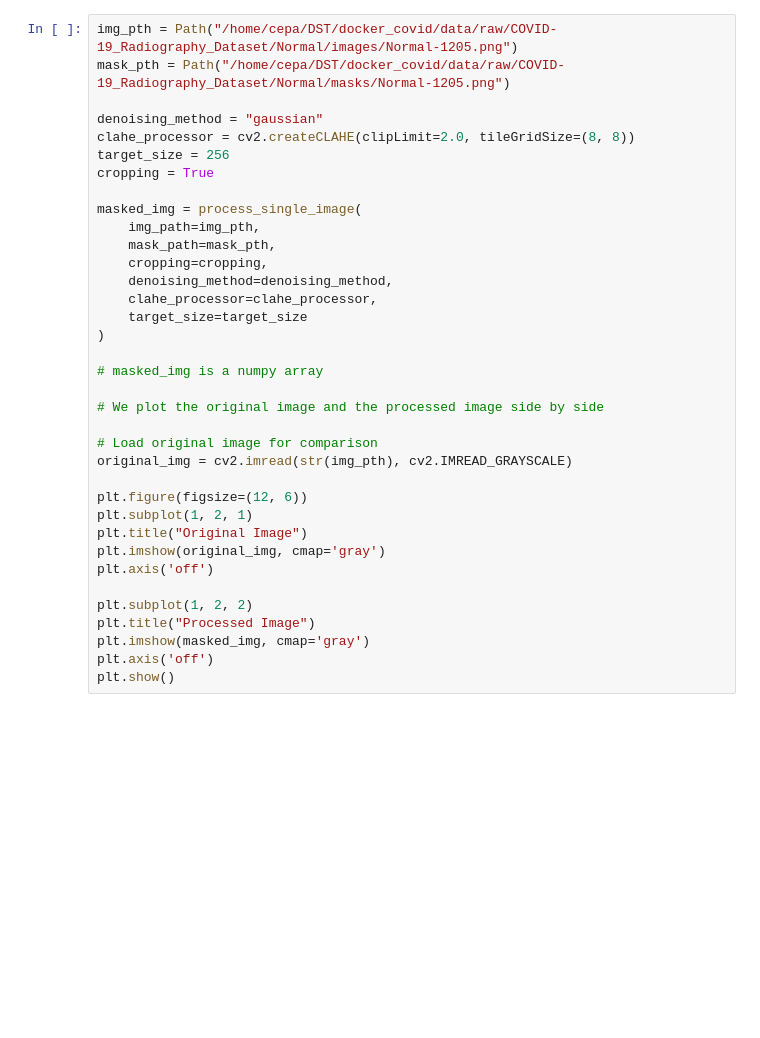
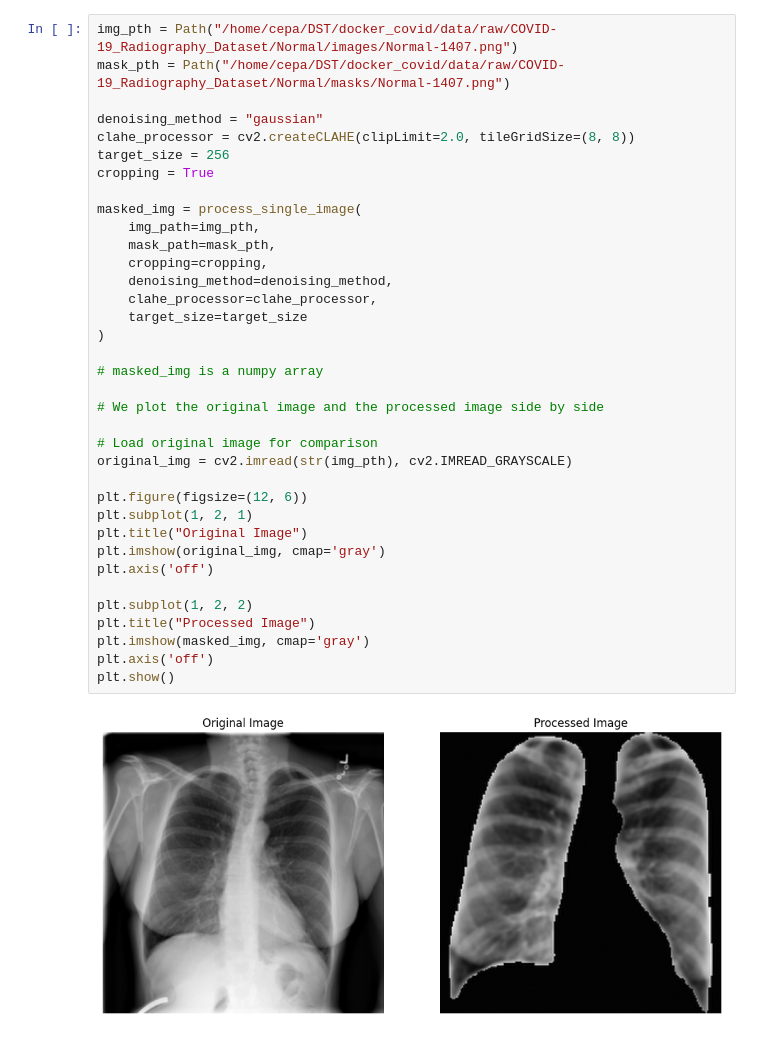
Before and after one commit to Data-Team-DST/docker_covid, a Jupyter notebook: test.ipynb, the cells around one changed output. Cells and saved outputs as stored; diff of their text form; blank space fills up the shorter version.

```diff
--- a/test.ipynb
+++ b/test.ipynb
@@ -8,36 +59,38 @@ import numpy as np
 # %%
-img_pth = Path("/home/cepa/DST/docker_covid/data/raw/COVID-19_Radiography_Dataset/Normal/images/Normal-1205.png")
-mask_pth = Path("/home/cepa/DST/docker_covid/data/raw/COVID-19_Radiography_Dataset/Normal/masks/Normal-1205.png")
+img_pth = Path("/home/cepa/DST/docker_covid/data/raw/COVID-19_Radiography_Dataset/Normal/images/Normal-1407.png")
+mask_pth = Path("/home/cepa/DST/docker_covid/data/raw/COVID-19_Radiography_Dataset/Normal/masks/Normal-1407.png")
 
 denoising_method = "gaussian"
 clahe_processor = cv2.createCLAHE(clipLimit=2.0, tileGridSize=(8, 8))
 target_size = 256
 cropping = True
 
 masked_img = process_single_image(
     img_path=img_pth,
     mask_path=mask_pth,
     cropping=cropping,
     denoising_method=denoising_method,
     clahe_processor=clahe_processor,
     target_size=target_size
 )
 
 # masked_img is a numpy array
 
 # We plot the original image and the processed image side by side
 
 # Load original image for comparison
 original_img = cv2.imread(str(img_pth), cv2.IMREAD_GRAYSCALE)
 
 plt.figure(figsize=(12, 6))
 plt.subplot(1, 2, 1)
 plt.title("Original Image")
 plt.imshow(original_img, cmap='gray')
 plt.axis('off')
 
 plt.subplot(1, 2, 2)
 plt.title("Processed Image")
 plt.imshow(masked_img, cmap='gray')
 plt.axis('off')
 plt.show()
+# %% [output]
+[figure, added]
```
Also changed, not shown: parts of 2 cells of this notebook, 1 other file.
